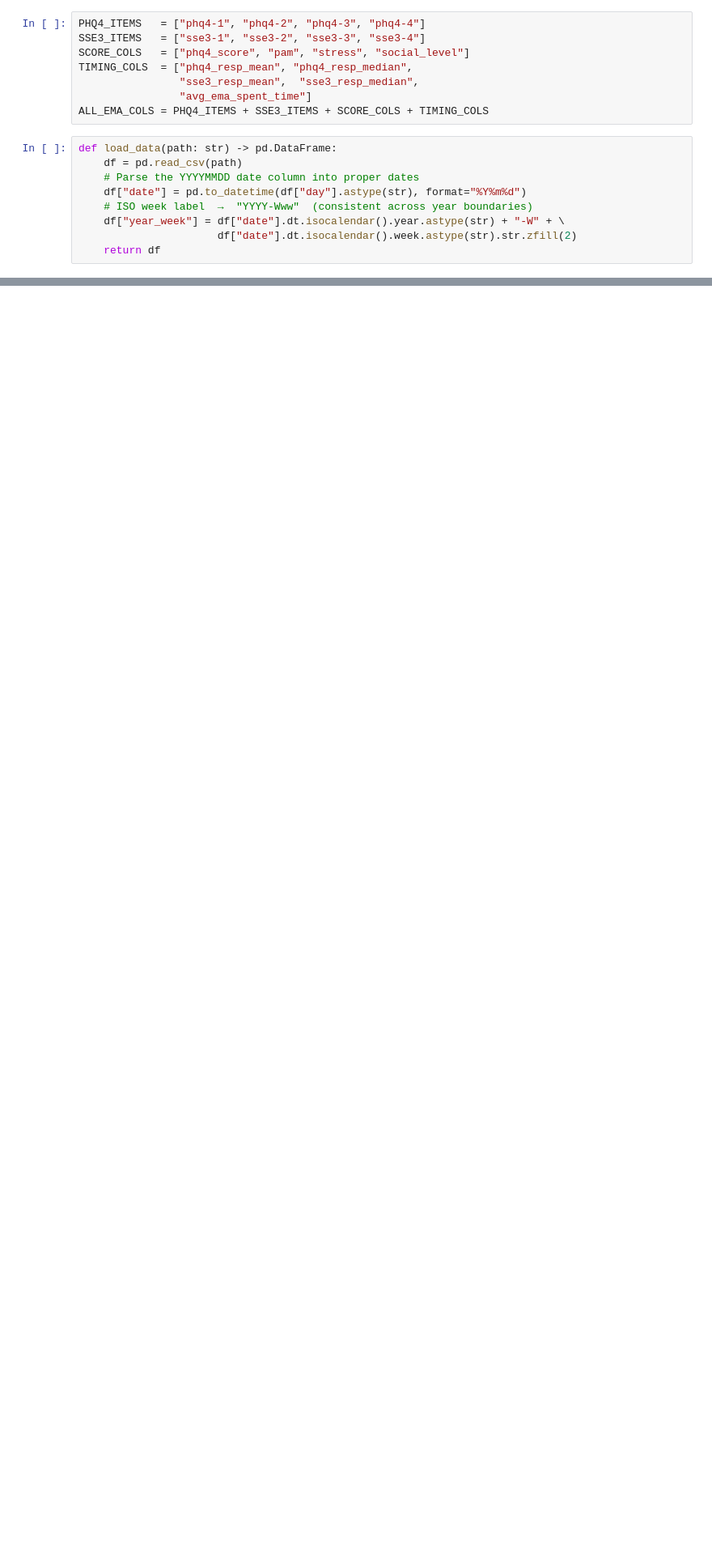
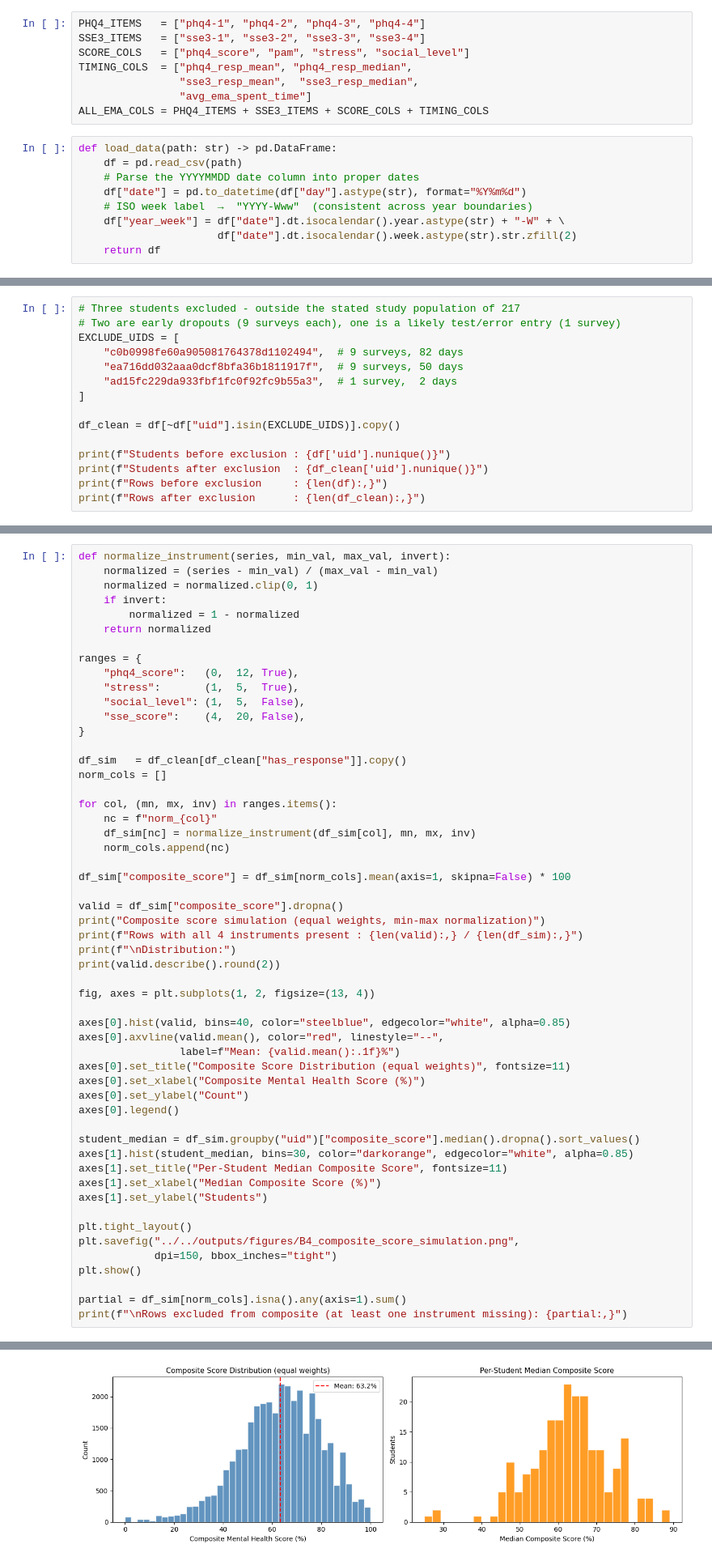
Before and after one commit to kristinajoks/mlops-pipeline-demo, a Jupyter notebook: notebooks/phase1_data_understanding/02_EMA_analysis.ipynb, the cells around one changed output, grey strips where cells are left out. Shown at 81% size. Saved outputs shown, nothing was run; the diff lists cells and outputs as text; blank space fills up the shorter version.

```diff
--- a/notebooks/phase1_data_understanding/02_EMA_analysis.ipynb
+++ b/notebooks/phase1_data_understanding/02_EMA_analysis.ipynb
@@ -255,0 +566,15 @@ run_whole_table_analysis(path, save=True)
+# %%
+# Three students excluded - outside the stated study population of 217
+# Two are early dropouts (9 surveys each), one is a likely test/error entry (1 survey)
+EXCLUDE_UIDS = [
+    "c0b0998fe60a905081764378d1102494",  # 9 surveys, 82 days
+    "ea716dd032aaa0dcf8bfa36b1811917f",  # 9 surveys, 50 days
+    "ad15fc229da933fbf1fc0f92fc9b55a3",  # 1 survey,  2 days
+]
+
+df_clean = df[~df["uid"].isin(EXCLUDE_UIDS)].copy()
+
+print(f"Students before exclusion : {df['uid'].nunique()}")
+print(f"Students after exclusion  : {df_clean['uid'].nunique()}")
+print(f"Rows before exclusion     : {len(df):,}")
+print(f"Rows after exclusion      : {len(df_clean):,}")
@@ -255,0 +789,55 @@ run_whole_table_analysis(path, save=True)
+# %%
+def normalize_instrument(series, min_val, max_val, invert):
+    normalized = (series - min_val) / (max_val - min_val)
+    normalized = normalized.clip(0, 1)
+    if invert:
+        normalized = 1 - normalized
+    return normalized
+
+ranges = {
+    "phq4_score":   (0,  12, True),
+    "stress":       (1,  5,  True),
+    "social_level": (1,  5,  False),
+    "sse_score":    (4,  20, False),
+}
+
+df_sim   = df_clean[df_clean["has_response"]].copy()
+norm_cols = []
+
+for col, (mn, mx, inv) in ranges.items():
+    nc = f"norm_{col}"
+    df_sim[nc] = normalize_instrument(df_sim[col], mn, mx, inv)
+    norm_cols.append(nc)
+
+df_sim["composite_score"] = df_sim[norm_cols].mean(axis=1, skipna=False) * 100
+
+valid = df_sim["composite_score"].dropna()
+print("Composite score simulation (equal weights, min-max normalization)")
+print(f"Rows with all 4 instruments present : {len(valid):,} / {len(df_sim):,}")
+print(f"\nDistribution:")
+print(valid.describe().round(2))
+
+fig, axes = plt.subplots(1, 2, figsize=(13, 4))
+
+axes[0].hist(valid, bins=40, color="steelblue", edgecolor="white", alpha=0.85)
+axes[0].axvline(valid.mean(), color="red", linestyle="--",
+                label=f"Mean: {valid.mean():.1f}%")
+axes[0].set_title("Composite Score Distribution (equal weights)", fontsize=11)
+axes[0].set_xlabel("Composite Mental Health Score (%)")
+axes[0].set_ylabel("Count")
+axes[0].legend()
+
+student_median = df_sim.groupby("uid")["composite_score"].median().dropna().sort_values()
+axes[1].hist(student_median, bins=30, color="darkorange", edgecolor="white", alpha=0.85)
+axes[1].set_title("Per-Student Median Composite Score", fontsize=11)
+axes[1].set_xlabel("Median Composite Score (%)")
+axes[1].set_ylabel("Students")
+
+plt.tight_layout()
+plt.savefig("../../outputs/figures/B4_composite_score_simulation.png",
+            dpi=150, bbox_inches="tight")
+plt.show()
+
+partial = df_sim[norm_cols].isna().any(axis=1).sum()
+print(f"\nRows excluded from composite (at least one instrument missing): {partial:,}")
+# %% [output]
@@ -255,0 +857 @@ run_whole_table_analysis(path, save=True)
+[figure, added]
```
Also changed, not shown: parts of 26 cells of this notebook.
